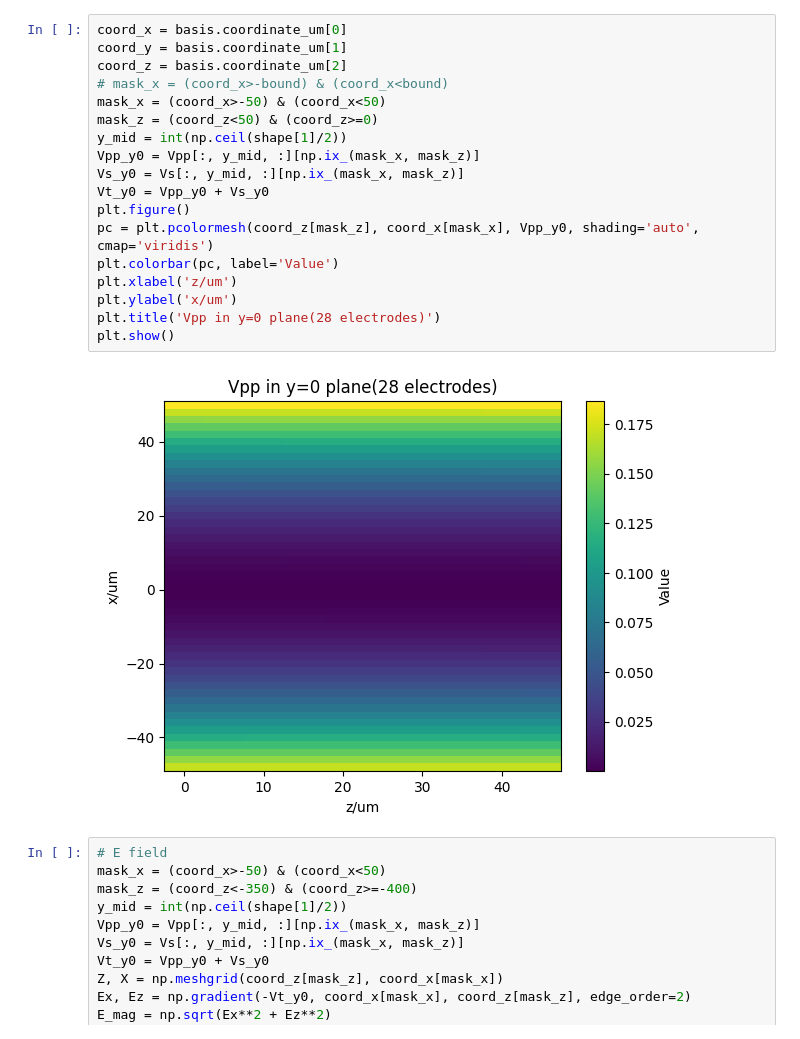
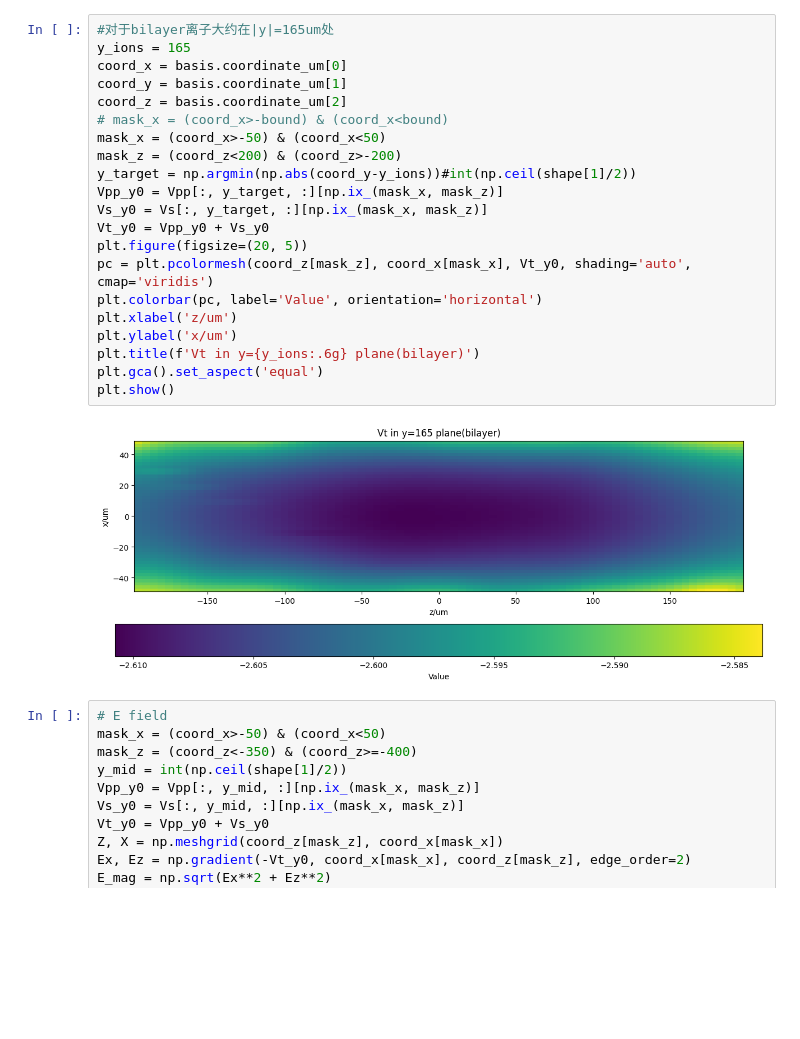
Before and after one commit to ylctql/ion-dynamic-simulation, a Jupyter notebook: src/field.ipynb, the cells around one changed output. Saved outputs shown, nothing was run; the diff lists cells and outputs as text; blank space fills up the shorter version.

```diff
--- a/src/field.ipynb
+++ b/src/field.ipynb
@@ -154,23 +150,26 @@ print(np.array(a).ndim)
 # %%
+#对于bilayer离子大约在|y|=165um处
+y_ions = 165
 coord_x = basis.coordinate_um[0]
 coord_y = basis.coordinate_um[1]
 coord_z = basis.coordinate_um[2]
 # mask_x = (coord_x>-bound) & (coord_x<bound)
 mask_x = (coord_x>-50) & (coord_x<50)
-mask_z = (coord_z<50) & (coord_z>=0)
-y_mid = int(np.ceil(shape[1]/2))
-Vpp_y0 = Vpp[:, y_mid, :][np.ix_(mask_x, mask_z)]
-Vs_y0 = Vs[:, y_mid, :][np.ix_(mask_x, mask_z)]
+mask_z = (coord_z<200) & (coord_z>-200)
+y_target = np.argmin(np.abs(coord_y-y_ions))#int(np.ceil(shape[1]/2))
+Vpp_y0 = Vpp[:, y_target, :][np.ix_(mask_x, mask_z)]
+Vs_y0 = Vs[:, y_target, :][np.ix_(mask_x, mask_z)]
 Vt_y0 = Vpp_y0 + Vs_y0
-plt.figure()
-pc = plt.pcolormesh(coord_z[mask_z], coord_x[mask_x], Vpp_y0, shading='auto', cmap='viridis')
-plt.colorbar(pc, label='Value')
+plt.figure(figsize=(20, 5))
+pc = plt.pcolormesh(coord_z[mask_z], coord_x[mask_x], Vt_y0, shading='auto', cmap='viridis')
+plt.colorbar(pc, label='Value', orientation='horizontal')
 plt.xlabel('z/um')
 plt.ylabel('x/um')
-plt.title('Vpp in y=0 plane(28 electrodes)')
+plt.title(f'Vt in y={y_ions:.6g} plane(bilayer)')
+plt.gca().set_aspect('equal')
 plt.show()
 # %% [output]
-[figure, old version]
+[figure, new version]
 # %%
 # E field
 mask_x = (coord_x>-50) & (coord_x<50)
```
Also changed, not shown: parts of 2 cells of this notebook, 4 other files.
